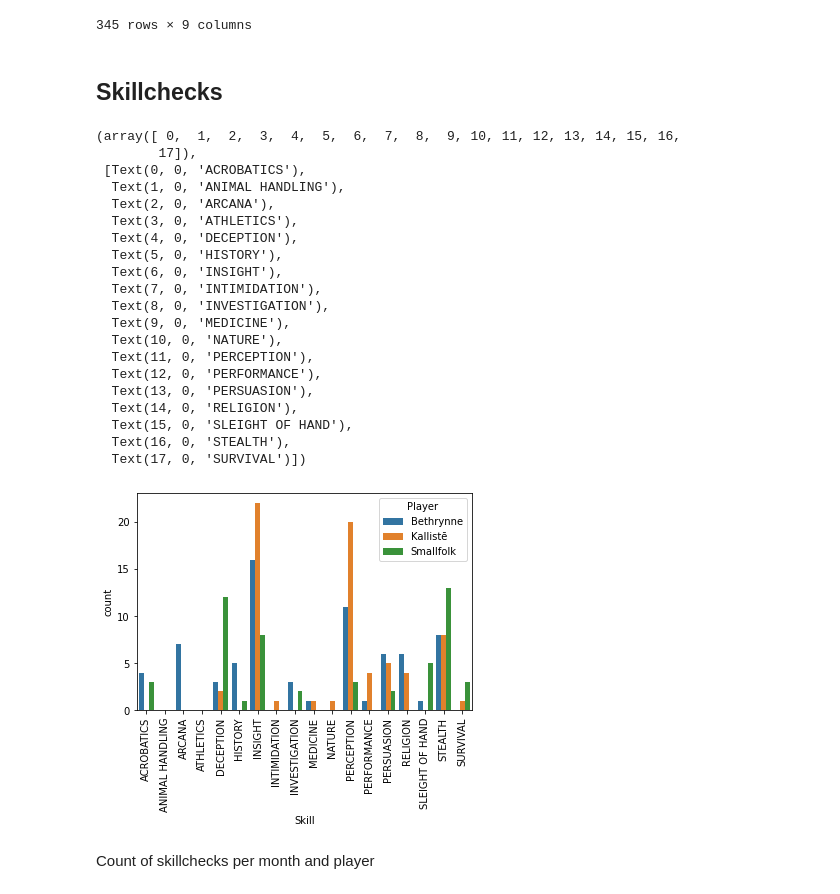
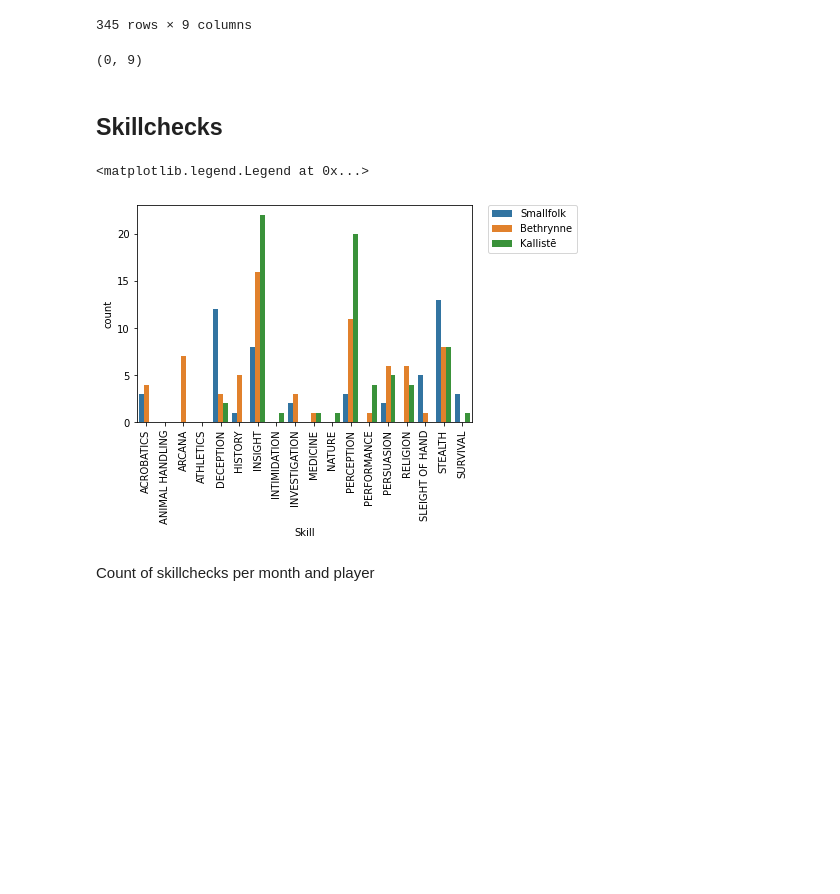
Before and after one commit to elg34/roll20stats, a Jupyter notebook: plotResults.ipynb, the cells around one changed output. Drawn from its saved outputs; the diff is of its cells as text; code cells hidden in the pictures; blank space fills up the shorter version.

Commit message:
cleaned up further and added automatic player name reading

```diff
--- a/plotResults.ipynb
+++ b/plotResults.ipynb
@@ -1,6 +1,6 @@
 # %%
 ## INPUT
-name="Chat Log for Descent Into Fuckery"
+name="DescentIntoFuckery"
 
 skill_labels=['ACROBATICS',
  'ANIMAL HANDLING',
@@ -35,8 +35,6 @@ save_labels=['STRENGTH SAVE',
  'WISDOM SAVE',
  'CHARISMA SAVE',
  'DEATH SAVE']
-
-plyr_labels=["Bethrynne","Kallistē","Smallfolk"]
 # %%
 import pandas as pd
 import matplotlib.pyplot as plt
@@ -53,6 +51,8 @@ attacks=df[df["Type"]=="Attack"].rename(columns={"Skill/Weapon/Spell": "Weapon/S
 saves=df[df["Type"]=="Save"].rename(columns={"Skill/Weapon/Spell": "Save"})
 other=df[df["Type"]=="Other"].rename(columns={"Skill/Weapon/Spell": "Skill"})
 
+plyr_labels=list(set(df["Player"]))
+
 df
 # %% [output]
 |  | Player | Timestamp | Skill/Weapon/Spell | Result | Raw | Plus | Final | Type | Day |
@@ -68,33 +68,20 @@ df
 | 343 | Bethrynne | 2021-02-08 00:39:00 | ARCANA | 12 | 6 | 6 | 1.0 | Skill | 2021-08-02 |
 | 344 | Kallistē | 2021-02-08 00:49:00 | RELIGION | 4 | 4 | 0 | 1.0 | Skill | 2021-08-02 |
 345 rows × 9 columns
+# %%
+print(df[df["Raw"]>20].shape)
+df=df[df["Raw"]<=20]
+# %% [output]
+(0, 9)
 # %% [markdown]
 ## Skillchecks
 # %%
 ax = sns.countplot(x="Skill", hue="Player", data=skills[skills["Final"]==1], order=skill_labels,hue_order=plyr_labels)
 plt.xticks(rotation=90)
+plt.legend(bbox_to_anchor=(1.05, 1), loc=2, borderaxespad=0.)
 # %% [output]
-(array([ 0,  1,  2,  3,  4,  5,  6,  7,  8,  9, 10, 11, 12, 13, 14, 15, 16,
-        17]),
- [Text(0, 0, 'ACROBATICS'),
-  Text(1, 0, 'ANIMAL HANDLING'),
-  Text(2, 0, 'ARCANA'),
-  Text(3, 0, 'ATHLETICS'),
-  Text(4, 0, 'DECEPTION'),
-  Text(5, 0, 'HISTORY'),
-  Text(6, 0, 'INSIGHT'),
-  Text(7, 0, 'INTIMIDATION'),
-  Text(8, 0, 'INVESTIGATION'),
-  Text(9, 0, 'MEDICINE'),
-  Text(10, 0, 'NATURE'),
-  Text(11, 0, 'PERCEPTION'),
-  Text(12, 0, 'PERFORMANCE'),
-  Text(13, 0, 'PERSUASION'),
-  Text(14, 0, 'RELIGION'),
-  Text(15, 0, 'SLEIGHT OF HAND'),
-  Text(16, 0, 'STEALTH'),
-  Text(17, 0, 'SURVIVAL')])
+<matplotlib.legend.Legend at 0x...>
-[figure, old version]
+[figure, new version]
 # %% [markdown]
 Count of skillchecks per month and player
 # %%
```
Also changed, not shown: parts of 5 cells of this notebook, 2 other files.
